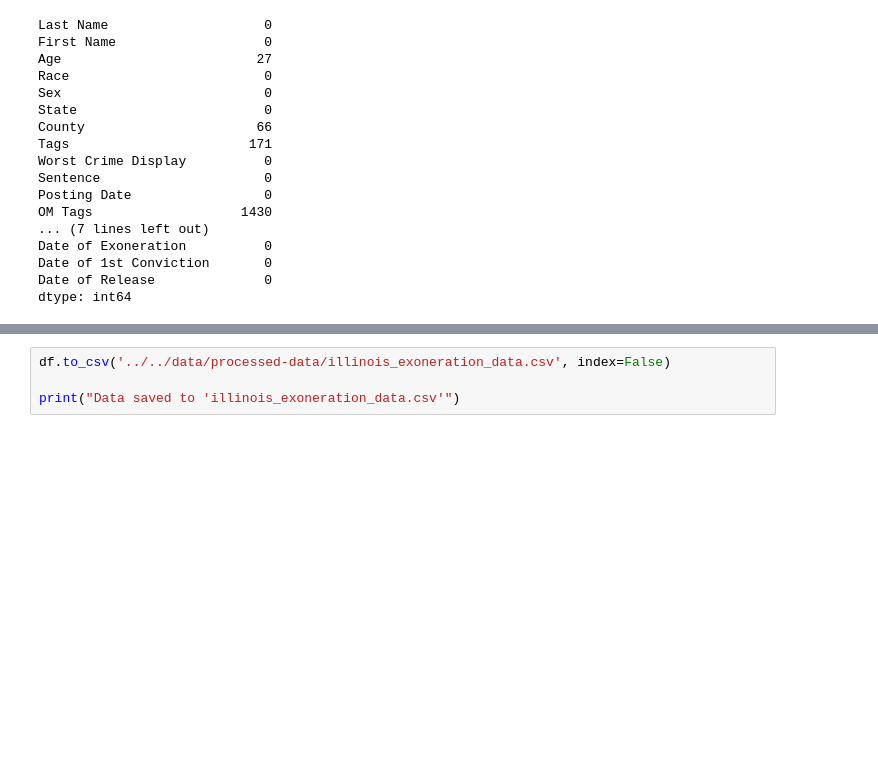
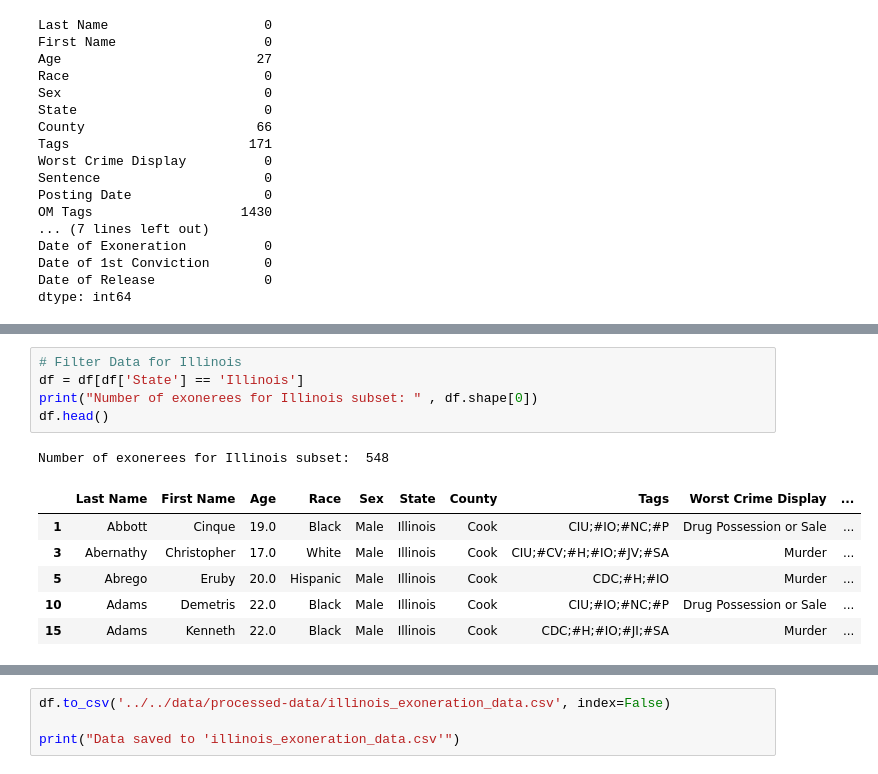
Before and after one commit to courtneyrgreen/dsan5000_final_project, a Jupyter notebook: technical-details/data-cleaning/main.ipynb, the cells around one changed output, grey strips where cells are left out. Drawn from its saved outputs; the diff is of its cells as text; blank space fills up the shorter version.

```diff
--- a/technical-details/data-cleaning/main.ipynb
+++ b/technical-details/data-cleaning/main.ipynb
@@ -69,0 +121,13 @@ dtype: int64
+# %%
+# Filter Data for Illinois
+df = df[df['State'] == 'Illinois']
+print("Number of exonerees for Illinois subset: " , df.shape[0])
+df.head()
+# %% [output]
+Number of exonerees for Illinois subset:  548
+|  | Last Name | First Name | Age | Race | Sex | State | County | Tags | Worst Crime Display | ... |
+| 1 | Abbott | Cinque | 19.0 | Black | Male | Illinois | Cook | CIU;#IO;#NC;#P | Drug Possession or Sale | ... |
+| 3 | Abernathy | Christopher | 17.0 | White | Male | Illinois | Cook | CIU;#CV;#H;#IO;#JV;#SA | Murder | ... |
+| 5 | Abrego | Eruby | 20.0 | Hispanic | Male | Illinois | Cook | CDC;#H;#IO | Murder | ... |
+| 10 | Adams | Demetris | 22.0 | Black | Male | Illinois | Cook | CIU;#IO;#NC;#P | Drug Possession or Sale | ... |
+| 15 | Adams | Kenneth | 22.0 | Black | Male | Illinois | Cook | CDC;#H;#IO;#JI;#SA | Murder | ... |
```
Also changed, not shown: parts of 45 cells of this notebook, 50 other files.
